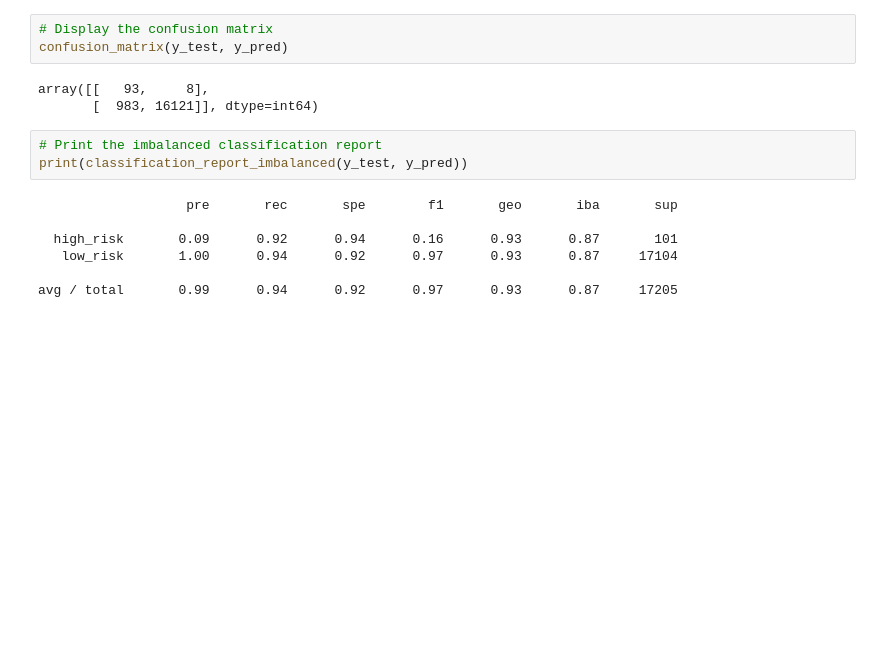
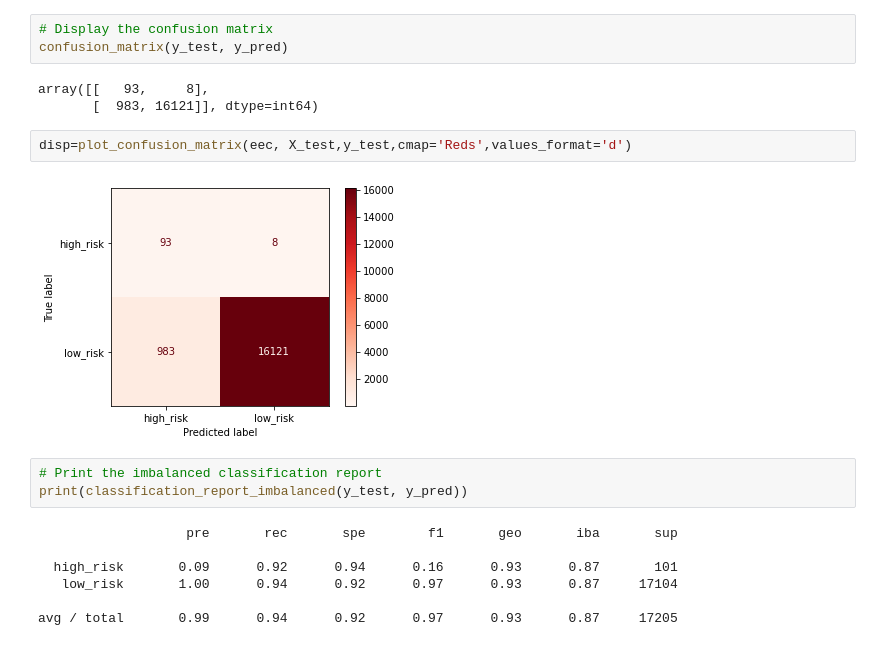
Before and after one commit to umakiyer/Credit_Risk_Analysis, a Jupyter notebook: credit_risk_ensemble.ipynb, the cells around one changed output. Saved outputs shown, nothing was run; the diff lists cells and outputs as text; blank space fills up the shorter version.

```diff
--- a/credit_risk_ensemble.ipynb
+++ b/credit_risk_ensemble.ipynb
@@ -245,6 +241,10 @@ confusion_matrix(y_test, y_pred)
 # %% [output]
 array([[   93,     8],
        [  983, 16121]], dtype=int64)
+# %%
+disp=plot_confusion_matrix(eec, X_test,y_test,cmap='Reds',values_format='d')
+# %% [output]
+[figure, added]
 # %%
 # Print the imbalanced classification report
 print(classification_report_imbalanced(y_test, y_pred))
```
Also changed, not shown: parts of 3 cells of this notebook, 1 other file.
